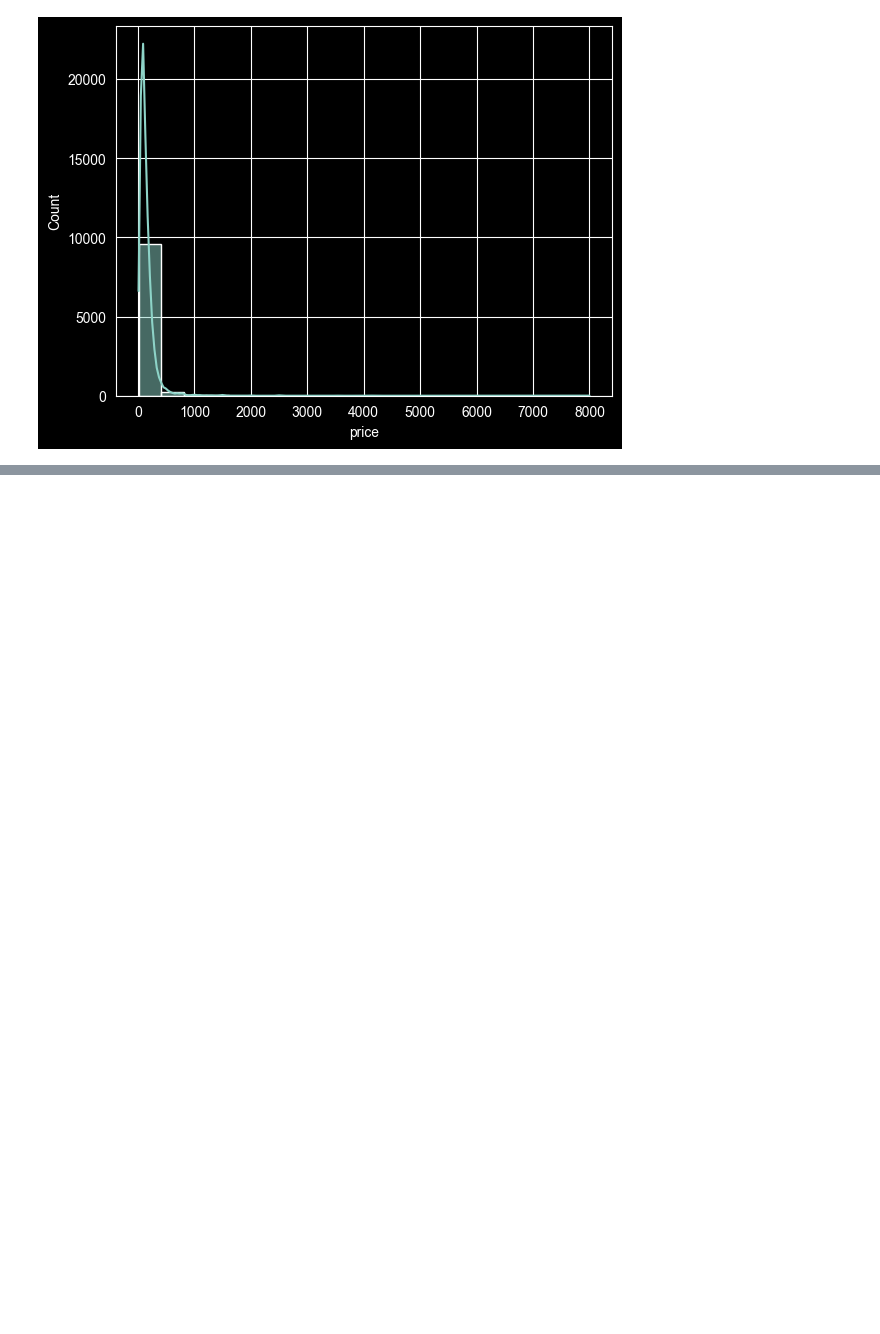
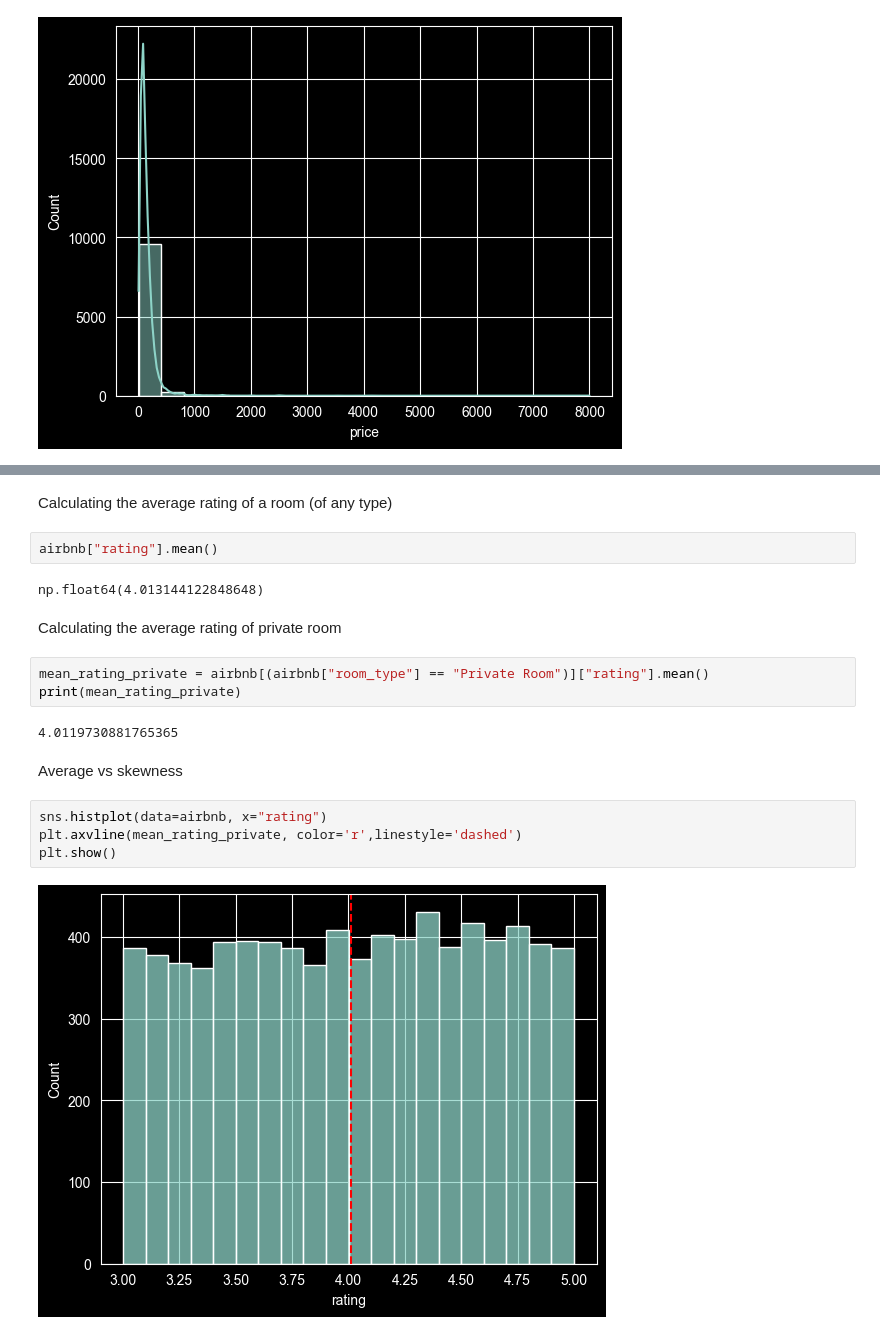
Before and after one commit to dulska-ola/Descriptive_stats_lab3, a Jupyter notebook: Cleaning_Data_in_Python_live_session.ipynb, the cells around one changed output, grey strips where cells are left out. Drawn from its saved outputs; the diff is of its cells as text; blank space fills up the shorter version.

```diff
--- a/Cleaning_Data_in_Python_live_session.ipynb
+++ b/Cleaning_Data_in_Python_live_session.ipynb
@@ -785,0 +831,21 @@ plt.show()
+# %% [markdown]
+Calculating the average rating of a room (of any type)
+# %%
+airbnb["rating"].mean()
+# %% [output]
+np.float64(4.013144122848648)
+# %% [markdown]
+Calculating the average rating of private room
+# %%
+mean_rating_private = airbnb[(airbnb["room_type"] == "Private Room")]["rating"].mean()
+print(mean_rating_private)
+# %% [output]
+4.0119730881765365
+# %% [markdown]
+Average vs skewness
+# %%
+sns.histplot(data=airbnb, x="rating")
+plt.axvline(mean_rating_private, color='r',linestyle='dashed')
+plt.show()
+# %% [output]
+[figure, added]
```
Also changed, not shown: parts of 29 cells of this notebook, 9 other files.
